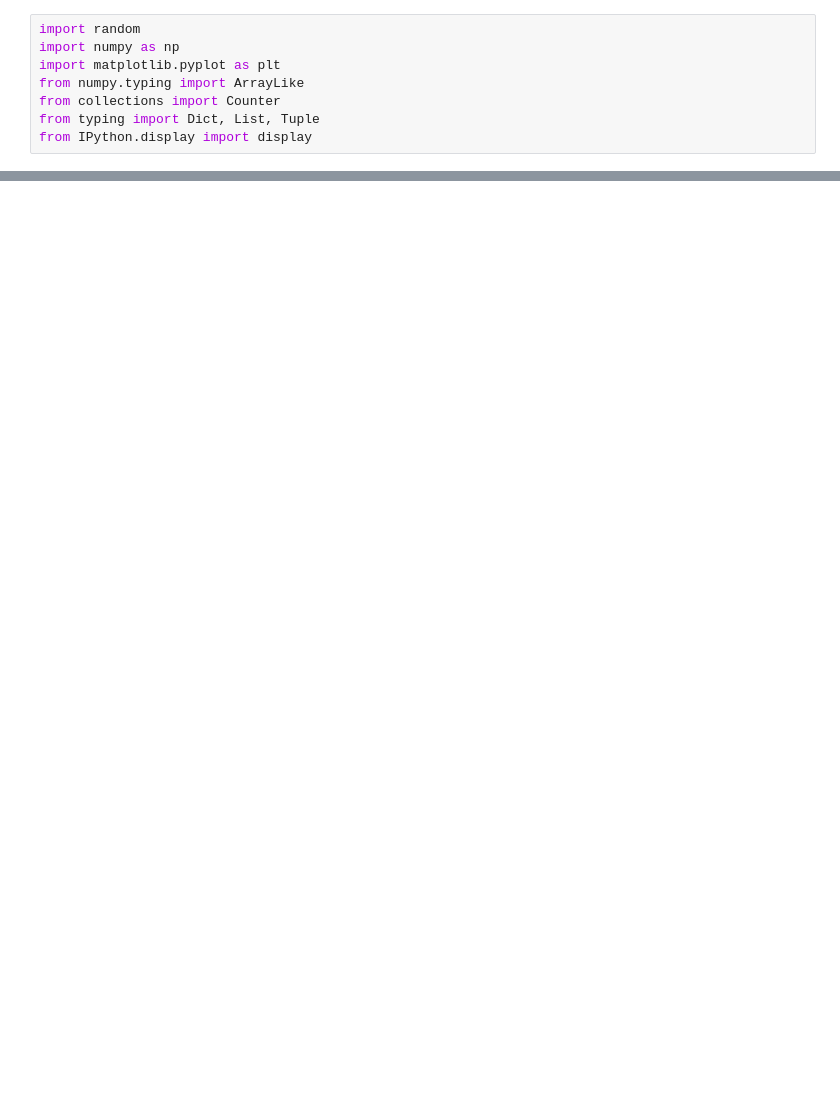
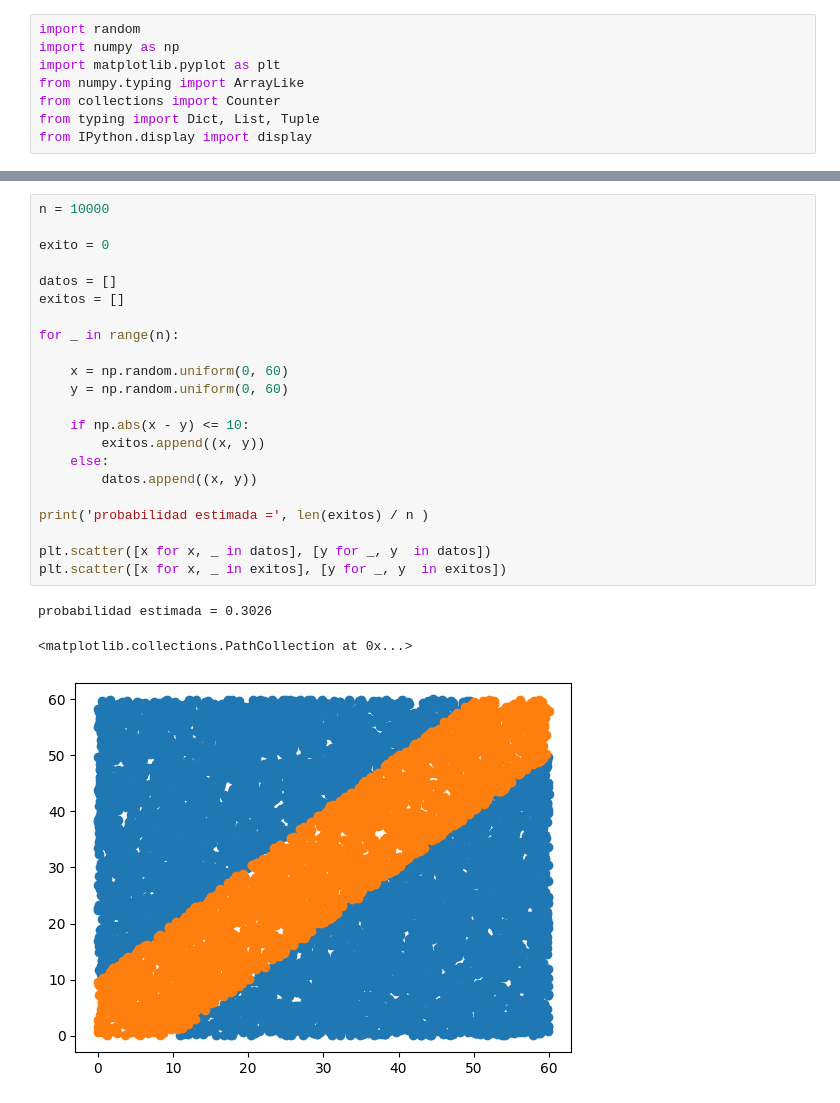
Before and after one commit to MSCP-CCIA/Laboratorios-Ciencia-Computacional-Intermedia, a Jupyter notebook: Simulacioón_de_experimentos_aleatorios.ipynb, the cells around one changed output, grey strips where cells are left out. Cells and saved outputs as stored; diff of their text form; blank space fills up the shorter version.

```diff
--- a/Simulacioón_de_experimentos_aleatorios.ipynb
+++ b/Simulacioón_de_experimentos_aleatorios.ipynb
@@ -20,0 +25,26 @@ False
+# %%
+n = 10000
+
+exito = 0
+
+datos = []
+exitos = []
+
+for _ in range(n):
+
+    x = np.random.uniform(0, 60)
+    y = np.random.uniform(0, 60)
+
+    if np.abs(x - y) <= 10:
+        exitos.append((x, y))
+    else:
+        datos.append((x, y))
+
+print('probabilidad estimada =', len(exitos) / n )
+
+plt.scatter([x for x, _ in datos], [y for _, y  in datos])
+plt.scatter([x for x, _ in exitos], [y for _, y  in exitos])
+# %% [output]
+probabilidad estimada = 0.3026
+<matplotlib.collections.PathCollection at 0x...>
+[figure, added]
```
Also changed, not shown: parts of 4 cells of this notebook.
